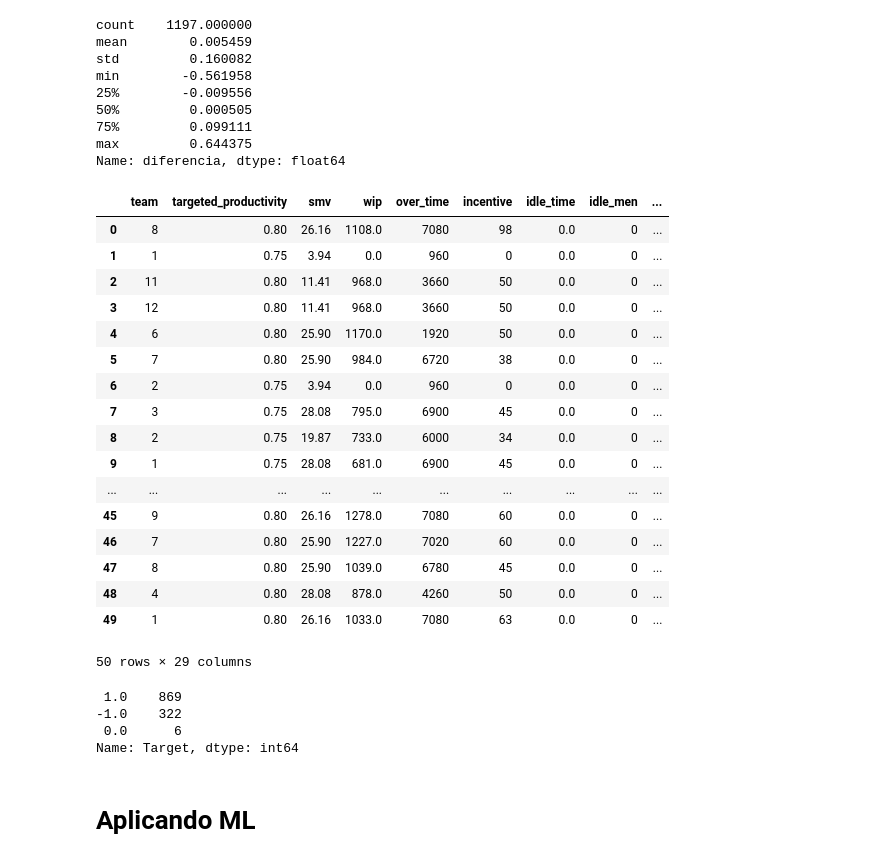
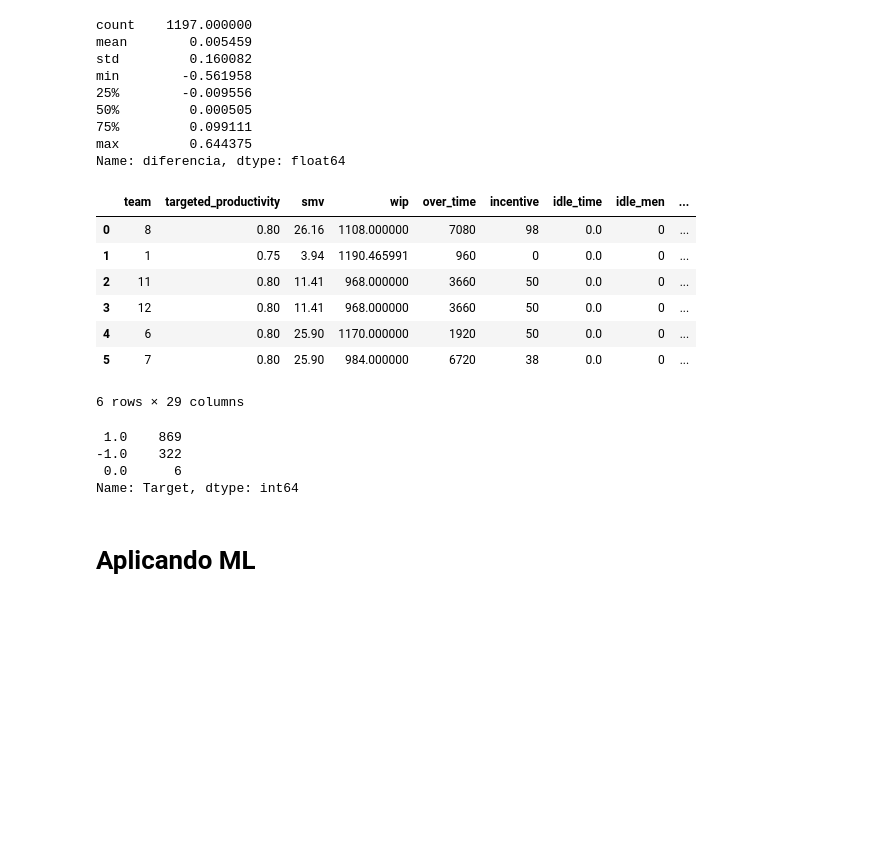
Before and after one commit to aparedesum/ProductivityPrediction, a Jupyter notebook: EvaluacionModelosProductividad.ipynb, the cells around one changed output. Saved outputs shown, nothing was run; the diff lists cells and outputs as text; code cells hidden in the pictures; blank space fills up the shorter version.

```diff
--- a/EvaluacionModelosProductividad.ipynb
+++ b/EvaluacionModelosProductividad.ipynb
@@ -74,5 +103,7 @@ print(df["day_of_week"].unique())
 ['sweing' 'finishing ' 'finishing']
 ['Thursday' 'Saturday' 'Sunday' 'Monday' 'Tuesday' 'Wednesday']
 # %%
-# Analizando la columna department, se necesita limpiar espacios en los extremos
+# La columna department necesita limpiar espacios en los extremos
 df['department'] = df['department'].str.strip()
+#Corrigiendo el nombre de uno de los departamentos
+df['department'] = df['department'].replace(['sweing'],['sewing'])
@@ -107,4 +179,4 @@ df.drop(columns=["date"], inplace=True)
 # %%
-#Reemplamos los valores nan en la columna wip con la el valor 0
-wip_mean = df["wip"].mean()
-df["wip"].fillna(0, inplace = True)
+#Reemplamos los valores nan en la columna wip con el valor promedio
+
+df["wip"].fillna(df.wip.mean(), inplace = True)
@@ -184,37 +284,27 @@ Name: diferencia, dtype: float64
 # %%
 #Creando una columna nueva para tener el target
 
 df["Target"] = np.nan
 df.loc[df['diferencia']<0,'Target']=-1
 df.loc[(df['diferencia']>0), 'Target']=1
 df.loc[df['diferencia']==0, 'Target']=0
+df.head(6)
 # %% [output]
 |  | team | targeted_productivity | smv | wip | over_time | incentive | idle_time | idle_men | ... |
-| 0 | 8 | 0.80 | 26.16 | 1108.0 | 7080 | 98 | 0.0 | 0 | ... |
-| 1 | 1 | 0.75 | 3.94 | 0.0 | 960 | 0 | 0.0 | 0 | ... |
-| 2 | 11 | 0.80 | 11.41 | 968.0 | 3660 | 50 | 0.0 | 0 | ... |
-| 3 | 12 | 0.80 | 11.41 | 968.0 | 3660 | 50 | 0.0 | 0 | ... |
-| 4 | 6 | 0.80 | 25.90 | 1170.0 | 1920 | 50 | 0.0 | 0 | ... |
-| 5 | 7 | 0.80 | 25.90 | 984.0 | 6720 | 38 | 0.0 | 0 | ... |
-| 6 | 2 | 0.75 | 3.94 | 0.0 | 960 | 0 | 0.0 | 0 | ... |
-| 7 | 3 | 0.75 | 28.08 | 795.0 | 6900 | 45 | 0.0 | 0 | ... |
-| 8 | 2 | 0.75 | 19.87 | 733.0 | 6000 | 34 | 0.0 | 0 | ... |
-| 9 | 1 | 0.75 | 28.08 | 681.0 | 6900 | 45 | 0.0 | 0 | ... |
-| ... | ... | ... | ... | ... | ... | ... | ... | ... | ... |
-| 45 | 9 | 0.80 | 26.16 | 1278.0 | 7080 | 60 | 0.0 | 0 | ... |
-| 46 | 7 | 0.80 | 25.90 | 1227.0 | 7020 | 60 | 0.0 | 0 | ... |
-| 47 | 8 | 0.80 | 25.90 | 1039.0 | 6780 | 45 | 0.0 | 0 | ... |
-| 48 | 4 | 0.80 | 28.08 | 878.0 | 4260 | 50 | 0.0 | 0 | ... |
-| 49 | 1 | 0.80 | 26.16 | 1033.0 | 7080 | 63 | 0.0 | 0 | ... |
+| 0 | 8 | 0.80 | 26.16 | 1108.000000 | 7080 | 98 | 0.0 | 0 | ... |
+| 1 | 1 | 0.75 | 3.94 | 1190.465991 | 960 | 0 | 0.0 | 0 | ... |
+| 2 | 11 | 0.80 | 11.41 | 968.000000 | 3660 | 50 | 0.0 | 0 | ... |
+| 3 | 12 | 0.80 | 11.41 | 968.000000 | 3660 | 50 | 0.0 | 0 | ... |
+| 4 | 6 | 0.80 | 25.90 | 1170.000000 | 1920 | 50 | 0.0 | 0 | ... |
+| 5 | 7 | 0.80 | 25.90 | 984.000000 | 6720 | 38 | 0.0 | 0 | ... |
-50 rows × 29 columns
+6 rows × 29 columns
-# %%
-# Verificamos la cantidad de valores del Target
-df['Target'].value_counts()
-# %% [output]
- 1.0    869
--1.0    322
- 0.0      6
-Name: Target, dtype: int64
+# %%
+df['Target'].value_counts()
+# %% [output]
+ 1.0    869
+-1.0    322
+ 0.0      6
+Name: Target, dtype: int64
 # %% [markdown]
 # **Aplicando ML**
 # %%
```
Also changed, not shown: parts of 26 cells of this notebook.
